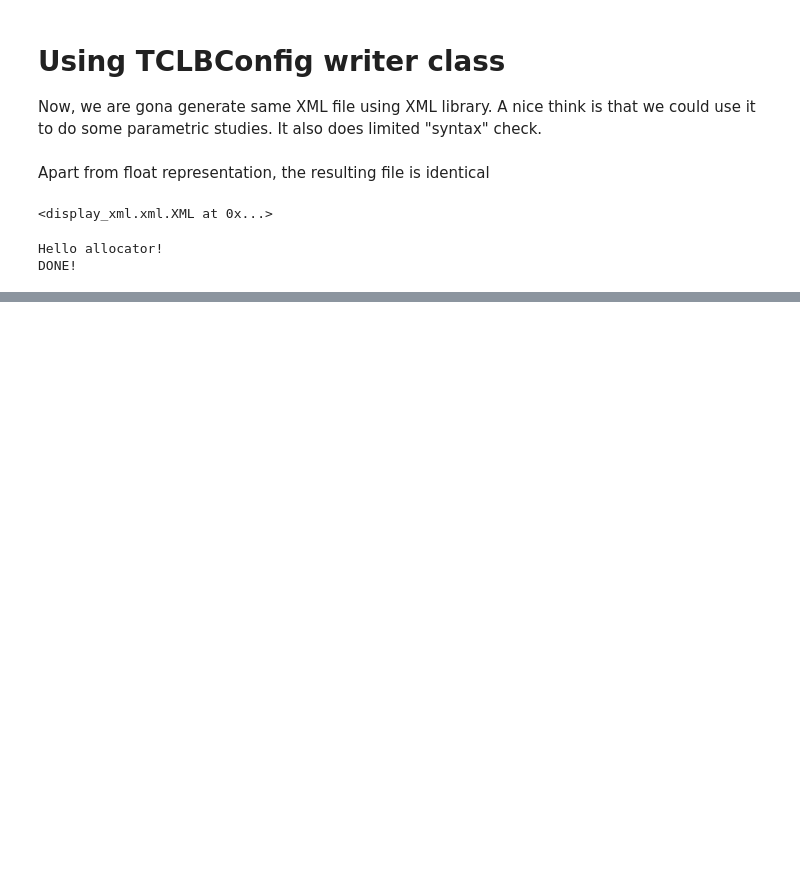
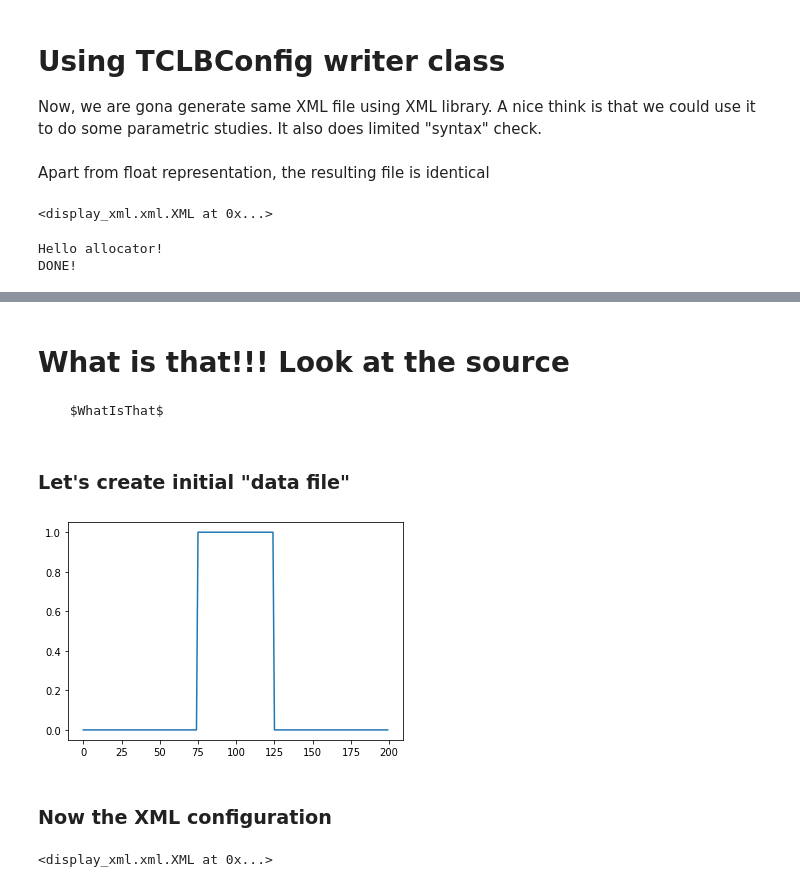
Before and after one commit to mdzik/TCLB_binder, a Jupyter notebook: example/SimpleDIffusionInTCLB.ipynb, the cells around one changed output, grey strips where cells are left out. Saved outputs shown, nothing was run; the diff lists cells and outputs as text; code cells hidden in the pictures; blank space fills up the shorter version.

````diff
--- a/example/SimpleDIffusionInTCLB.ipynb
+++ b/example/SimpleDIffusionInTCLB.ipynb
@@ -168,0 +316,51 @@ plt.ylabel(r'$\Phi$');
+# %% [markdown]
+# What is that!!! Look at the source
+
+```r
+  $WhatIsThat$
+```
+# %% [markdown]
+### Let's create initial "data file"
+# %%
+u_ic = np.zeros(200)
+u_ic[75:-75] = 1
+plt.plot(u_ic)
+np.savetxt("initial.csv", u_ic, delimiter=",")
+# %% [output]
+[figure, added]
+# %% [markdown]
+### Now the XML configuration
+# %%
+
+CLBc = CLBXML.CLBConfigWriter( )
+
+CLBc.addGeomParam('nx', 200)
+CLBc.addGeomParam('ny', 100)
+
+
+CLBc.addRunR(eval=\
+"""
+    init = read.table("initial.csv", header = FALSE, sep = "", dec = ".");
+    Solver$Fields$Init_DRE_1_External[] = init[,1];
+    Solver$Actions$InitFromExternalAction();
+""")
+
+
+params = {
+        "Diffusivity_DRE_1":0.1666,
+        "Init_DRE_1":-0.5
+}
+
+CLBc.addModelParams(params)
+
+
+CLBc.addHDF5()
+solve = CLBc.addSolve(iterations=200)
+CLBc.addHDF5(Iterations=10, parent=solve)
+
+CLBc.write('run.xml')
+
+f = open('run.xml', 'r')
+XML(''.join(f.readlines()))
+# %% [output]
+<display_xml.xml.XML at 0x...>
````
Also changed, not shown: parts of 27 cells of this notebook.
